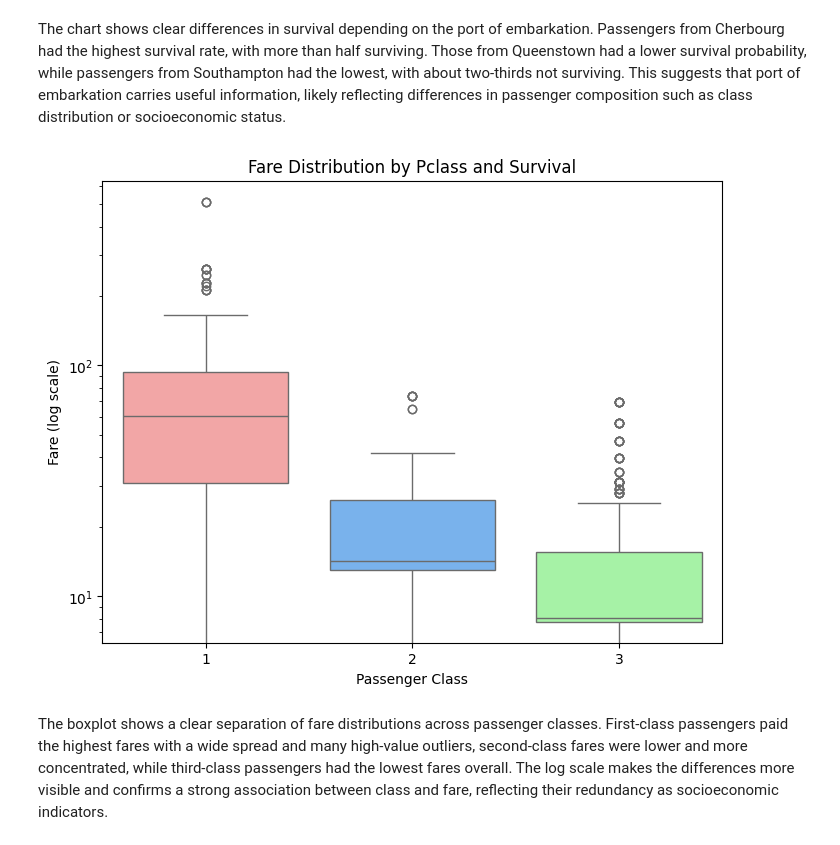
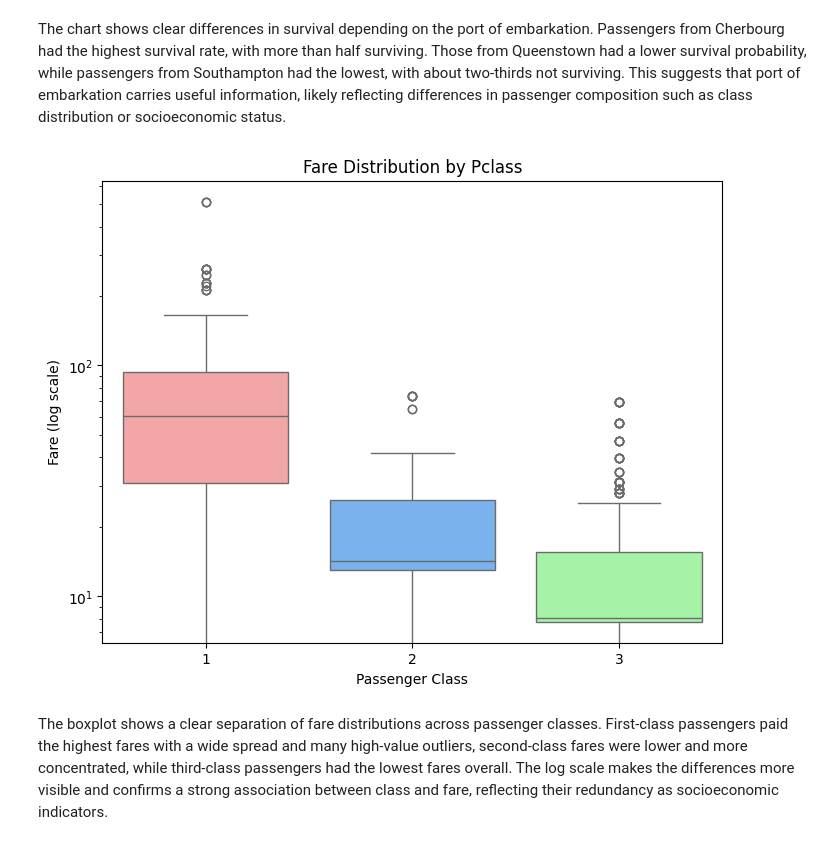
Before and after one commit to fede-giorgi/Transformer_is_All_You_Need, a Jupyter notebook: project.ipynb, the cells around one changed output. Cells and saved outputs as stored; diff of their text form; code cells hidden in the pictures.

```diff
--- a/project.ipynb
+++ b/project.ipynb
@@ -435,18 +435,18 @@ The chart shows clear differences in survival depending on the port of embarkati
 # %%
 plt.figure(figsize=(8,6))
 sns.boxplot(
     x="Pclass",
     y="Fare",
     data=df_train0,
     palette=["#FF9999", "#66B2FF", "#99FF99"],
     hue="Pclass", legend=False
 )
 plt.yscale("log")
-plt.title("Fare Distribution by Pclass and Survival")
+plt.title("Fare Distribution by Pclass")
 plt.ylabel("Fare (log scale)")
 plt.xlabel("Passenger Class")
 plt.show()
 # %% [output]
-[figure, old version]
+[figure, new version]
 # %% [markdown]
 The boxplot shows a clear separation of fare distributions across passenger classes. First-class passengers paid the highest fares with a wide spread and many high-value outliers, second-class fares were lower and more concentrated, while third-class passengers had the lowest fares overall. The log scale makes the differences more visible and confirms a strong association between class and fare, reflecting their redundancy as socioeconomic indicators.
```
Also changed, not shown: parts of 3 cells of this notebook.
